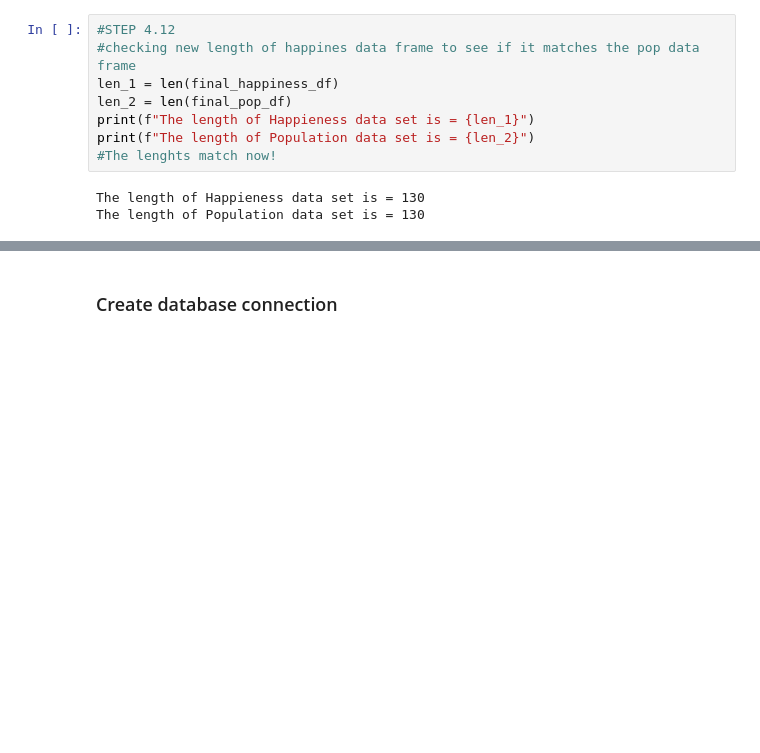
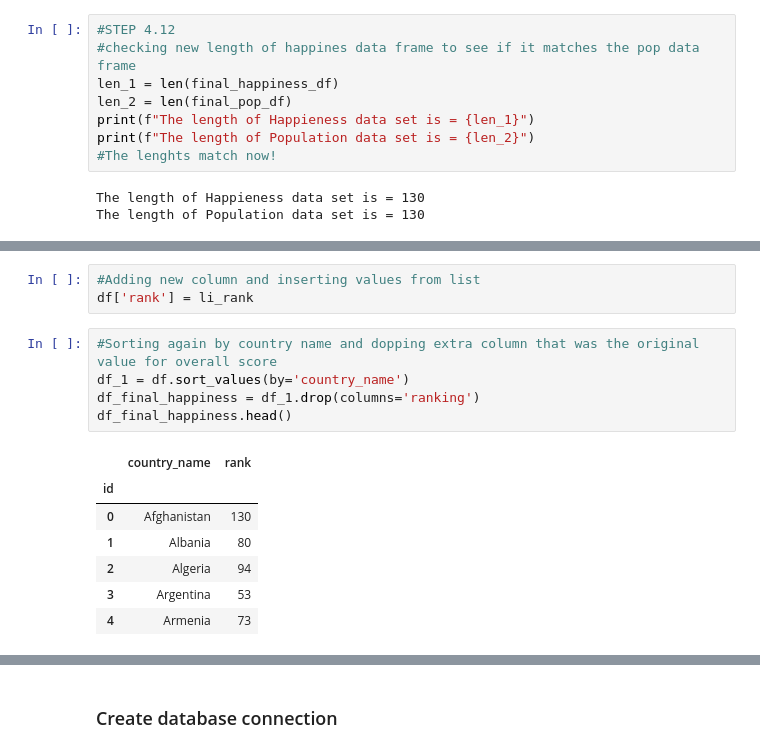
Before and after one commit to jdstrode/ETL-Challenge, a Jupyter notebook: resources/templates/script_template.ipynb, the cells around one changed output, grey strips where cells are left out. Cells and saved outputs as stored; diff of their text form; blank space fills up the shorter version.

```diff
--- a/resources/templates/script_template.ipynb
+++ b/resources/templates/script_template.ipynb
@@ -288 +309,17 @@ The length of Population data set is = 130
+# %%
+#Adding new column and inserting values from list
+df['rank'] = li_rank
+# %%
+#Sorting again by country name and dopping extra column that was the original value for overall score
+df_1 = df.sort_values(by='country_name')
+df_final_happiness = df_1.drop(columns='ranking')
+df_final_happiness.head()
+# %% [output]
+|  | country_name | rank |
+| id |  |  |
+| 0 | Afghanistan | 130 |
+| 1 | Albania | 80 |
+| 2 | Algeria | 94 |
+| 3 | Argentina | 53 |
+| 4 | Armenia | 73 |
 # %%
```
Also changed, not shown: parts of 5 cells of this notebook, 2 other files.
